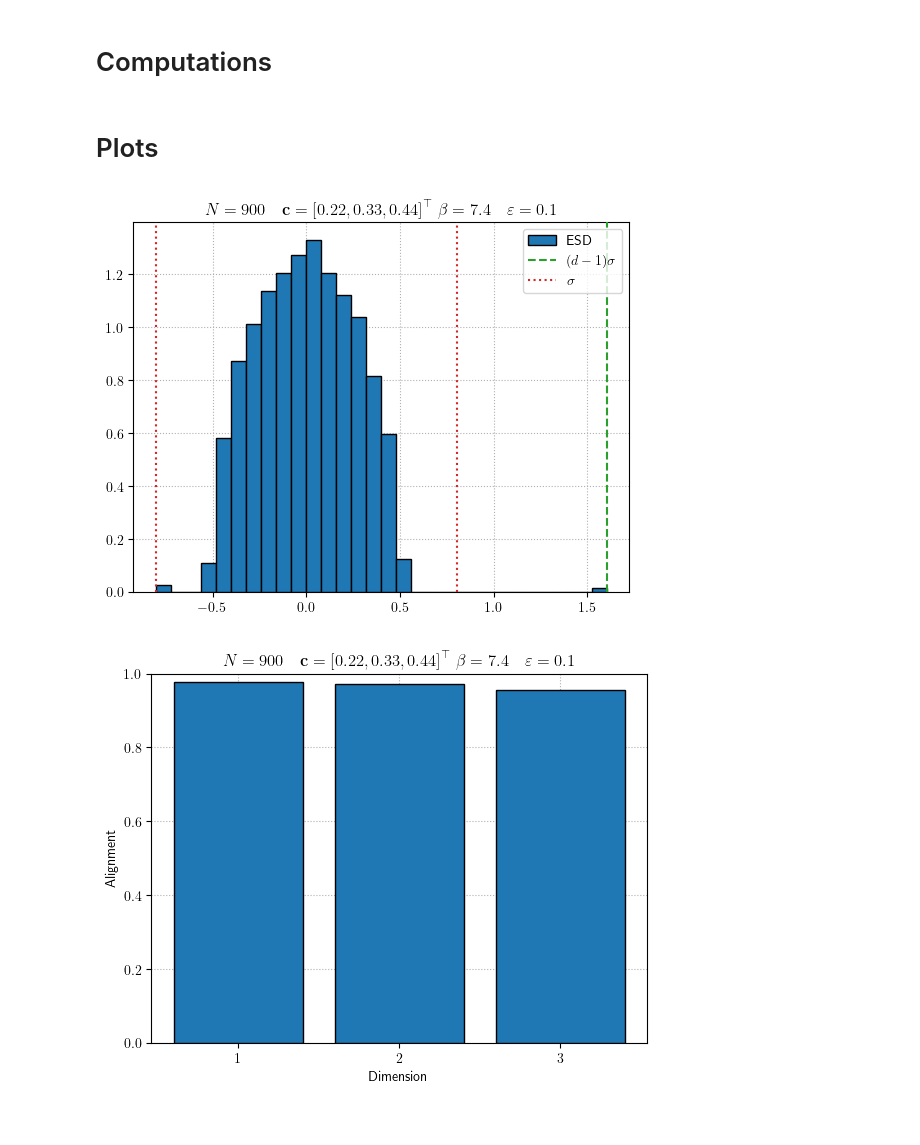
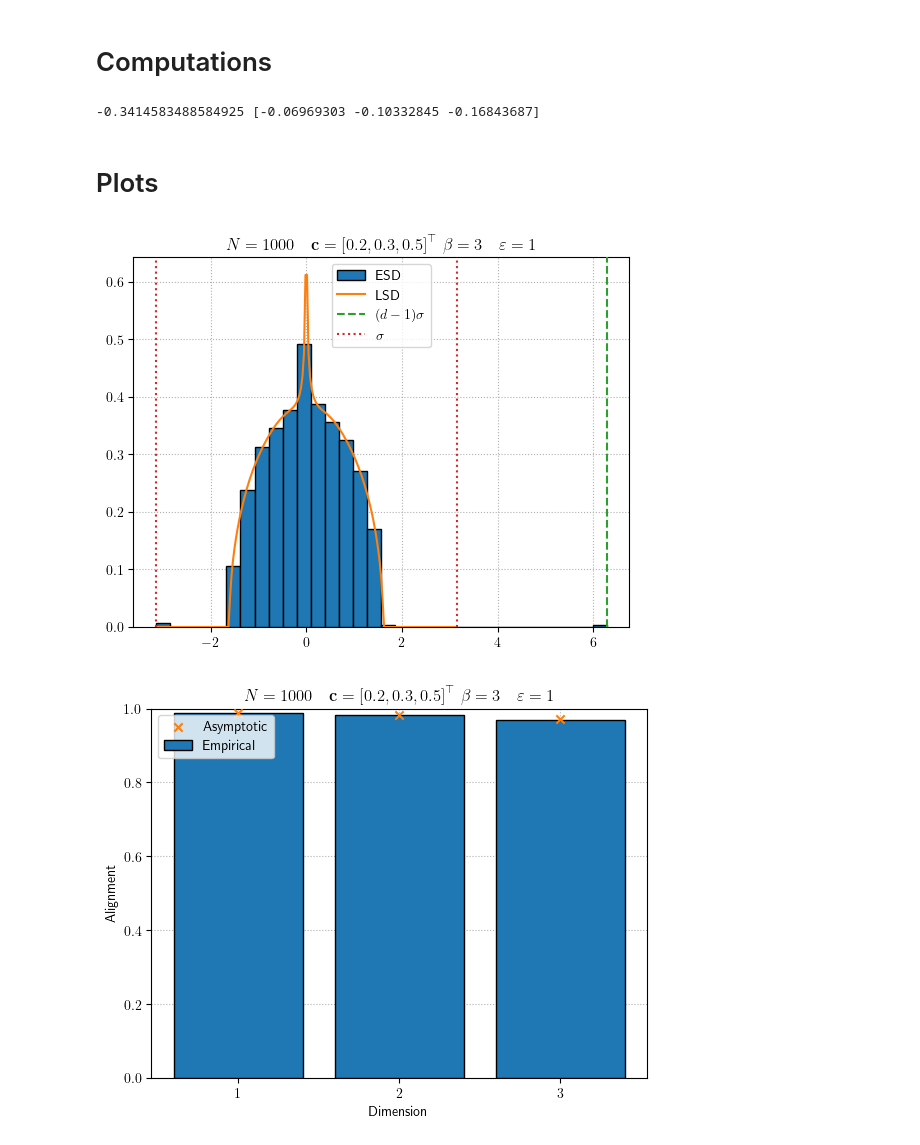
Before and after one commit to HugoLebeau/tensor_rank1approx, a Jupyter notebook: main.ipynb, the cells around one changed output. Cells and saved outputs as stored; diff of their text form; code cells hidden in the pictures.

Commit message:
Asymptotic results

```diff
--- a/main.ipynb
+++ b/main.ipynb
@@ -18,9 +18,9 @@ $$
 $$
 # %%
 # Set parameters
-n = np.array([200, 300, 400])
-beta = 7.4
-eps = 0.1
+n = np.array([200, 300, 500])
+beta = 3
+eps = 1
 
 d = len(n)
 N = np.sum(n)
@@ -50,23 +50,38 @@ align = [np.abs(x[i]@svecs[i]) for i in range(d)]
+# %%
+# Limiting Spectral Distribution (LSD)
+xx = np.linspace(-sigma, sigma, 200)
+eta = 1e-5
+g, gi = utils.stieltjes(xx+eta*1j, c)
+LSD = g.imag/np.pi
+
+# Asymptotic singular value and alignments
+beta_est, align_th = utils.alignments(sigma, c)
+# %% [output]
+-0.3414583488584925 [-0.06969303 -0.10332845 -0.16843687]
 # %% [markdown]
 # Plots
 # %%
 plt.hist(eigvals, density=True, bins='sqrt', edgecolor='black', zorder=3, label="ESD")
+plt.plot(xx, LSD, zorder=4, label="LSD")
 plt.axvline((d-1)*sigma, ls='--', color='C2', zorder=4, label="$( d - 1 ) \\sigma$")
 plt.axvline(sigma, ls=':', color='C3', zorder=4, label="$\sigma$")
 plt.axvline(-sigma, ls=':', color='C3', zorder=4)
 plt.grid(ls=':')
 plt.legend()
 plt.title(setting);
 # %% [output]
-[figure, old version]
+[figure, new version]
 # %%
 ax = plt.figure().gca()
-plt.bar(1+np.arange(d), align, edgecolor='black', zorder=3)
+dim = 1+np.arange(d)
+plt.bar(dim, align_emp, edgecolor='black', zorder=3, label="Empirical")
+plt.scatter(dim, align_th, marker='x', zorder=3, label="Asymptotic")
 plt.grid(ls=':')
 ax.xaxis.set_major_locator(MaxNLocator(integer=True))
 plt.xlabel("Dimension")
 plt.ylim(0, 1)
 plt.ylabel("Alignment")
+plt.legend()
 plt.title(setting);
 # %% [output]
-[figure, old version]
+[figure, new version]
```
Also changed, not shown: parts of 1 cell of this notebook.
